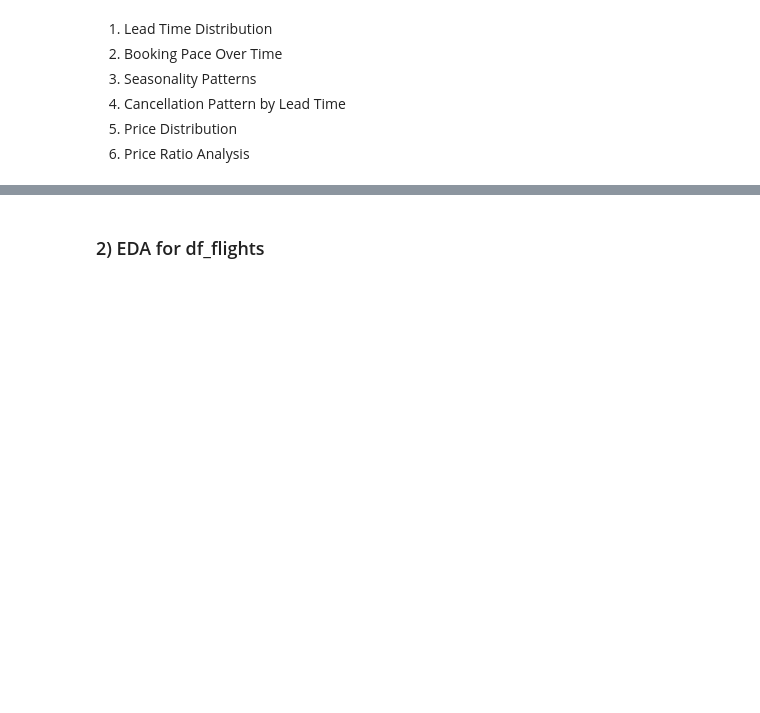
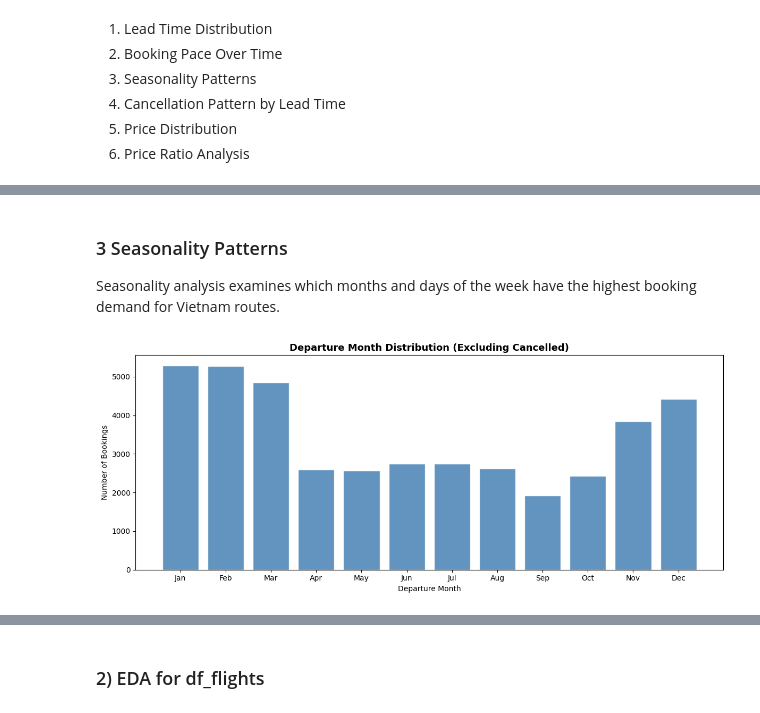
Before and after one commit to VildanaRazumova/thesis-demand-forecasting, a Jupyter notebook: thesis_notebook_final.ipynb, the cells around one changed output, grey strips where cells are left out. Saved outputs shown, nothing was run; the diff lists cells and outputs as text; code cells hidden in the pictures; blank space fills up the shorter version.

```diff
--- a/thesis_notebook_final.ipynb
+++ b/thesis_notebook_final.ipynb
@@ -525,0 +630,32 @@ The dataset includes the following key information:
+# %% [markdown]
+### 3 Seasonality Patterns
+
+Seasonality analysis examines which months and days of the week
+have the highest booking demand for Vietnam routes.
+# %%
+# Figure 4: Departure Month Distribution
+
+# Step 1: Extract departure month
+df_claims['DepartureMonth'] = df_claims['DepartureDT'].dt.month
+
+# Step 2: Month names for readable format
+month_names = ['Jan','Feb','Mar','Apr','May','Jun',
+               'Jul','Aug','Sep','Oct','Nov','Dec']
+
+# Step 3: Exclude cancelled bookings
+# Cancelled = no demand
+active = df_claims[df_claims['StatusName'] != 'Canceled']
+monthly_dep = active.groupby('DepartureMonth').size()
+
+# Step 4: Plot
+plt.figure(figsize=(12, 5))
+plt.bar(month_names, monthly_dep.values,
+        color='steelblue', edgecolor='white', alpha=0.85)
+plt.title('Departure Month Distribution (Excluding Cancelled)',
+          fontsize=13, fontweight='bold')
+plt.xlabel('Departure Month')
+plt.ylabel('Number of Bookings')
+plt.tight_layout()
+plt.show()
+# %% [output]
+[figure, added]
```
Also changed, not shown: parts of 10 cells of this notebook.
